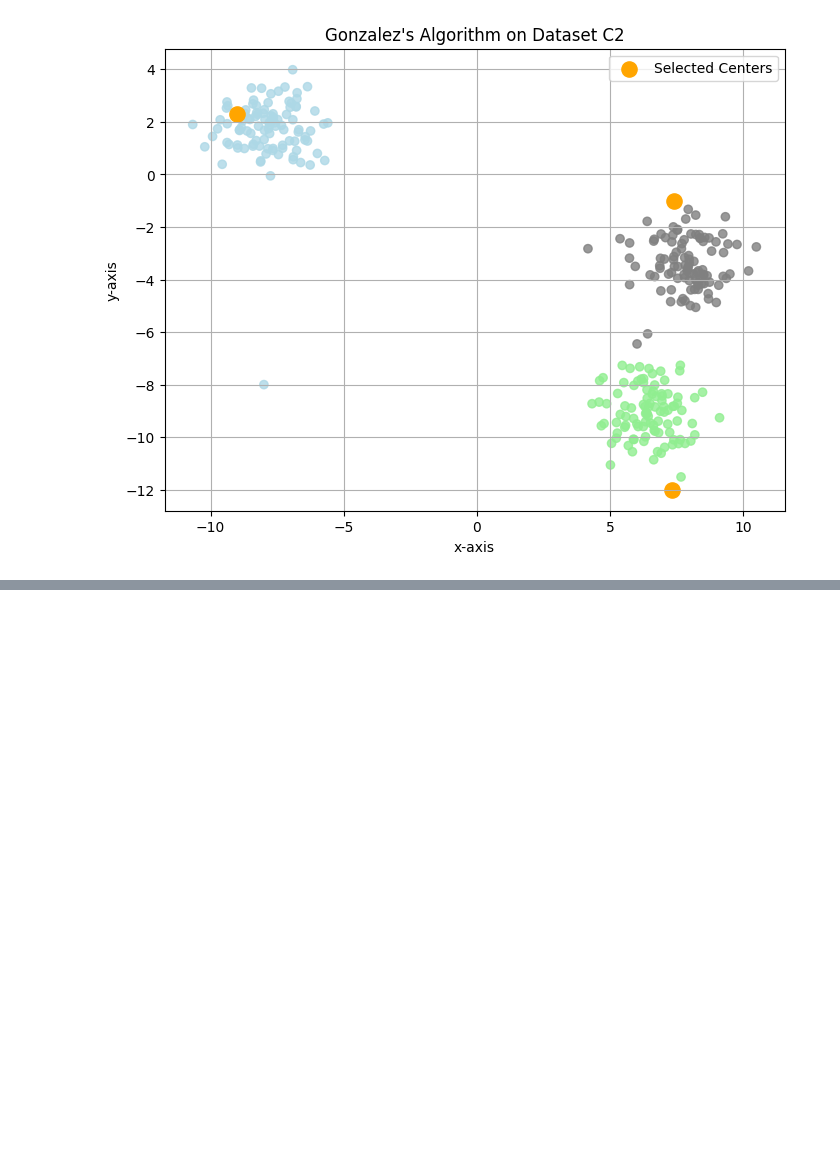
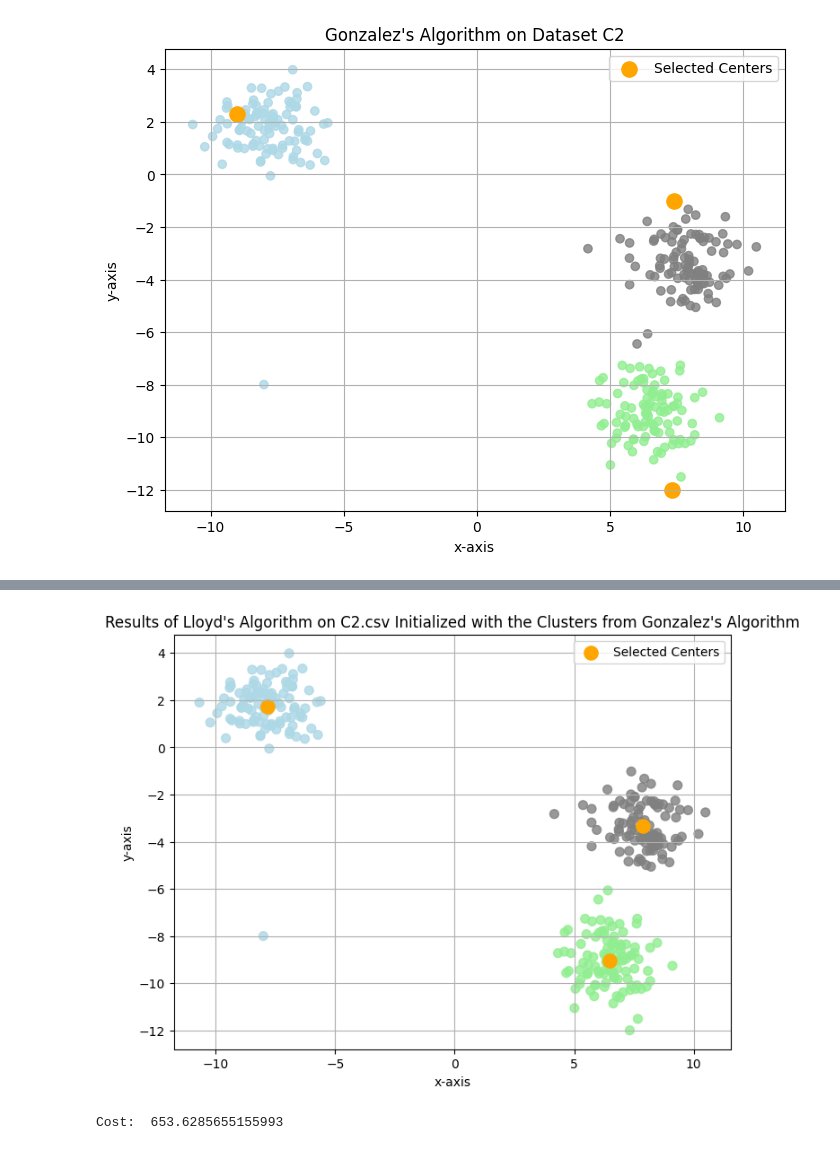
Before and after one commit to jacksonswitzer/data_mining_assignment_3_clustering, a Jupyter notebook: Code.ipynb, the cells around one changed output, grey strips where cells are left out. Cells and saved outputs as stored; diff of their text form; code cells hidden in the pictures; blank space fills up the shorter version.

```diff
--- a/Code.ipynb
+++ b/Code.ipynb
@@ -292,0 +386,9 @@ plt.show()
+# %%
+#C.ii. - Lloyd's on output of Gonzalez
+
+lloyds_on_gonzalez_centers, lloyds_on_gonzalez_point_assignments = lloyd_complete(d_np, gonzalez_centers)
+plot_three_clusters(d_np, lloyds_on_gonzalez_centers, lloyds_on_gonzalez_point_assignments, "Results of Lloyd's Algorithm on C2.csv Initialized with the Clusters from Gonzalez's Algorithm")
+print('Cost: ', compute_cost(d_np, lloyds_on_gonzalez_centers))
+# %% [output]
+[figure, added]
+Cost:  653.6285655155993
```
Also changed, not shown: parts of 14 cells of this notebook.
